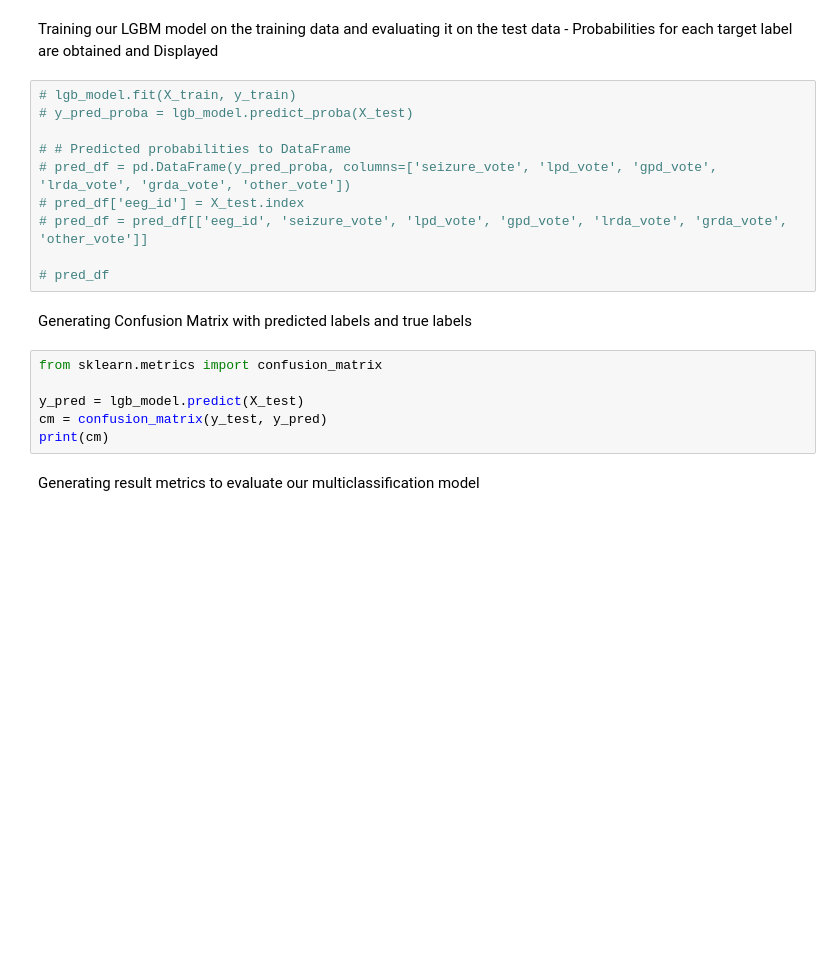
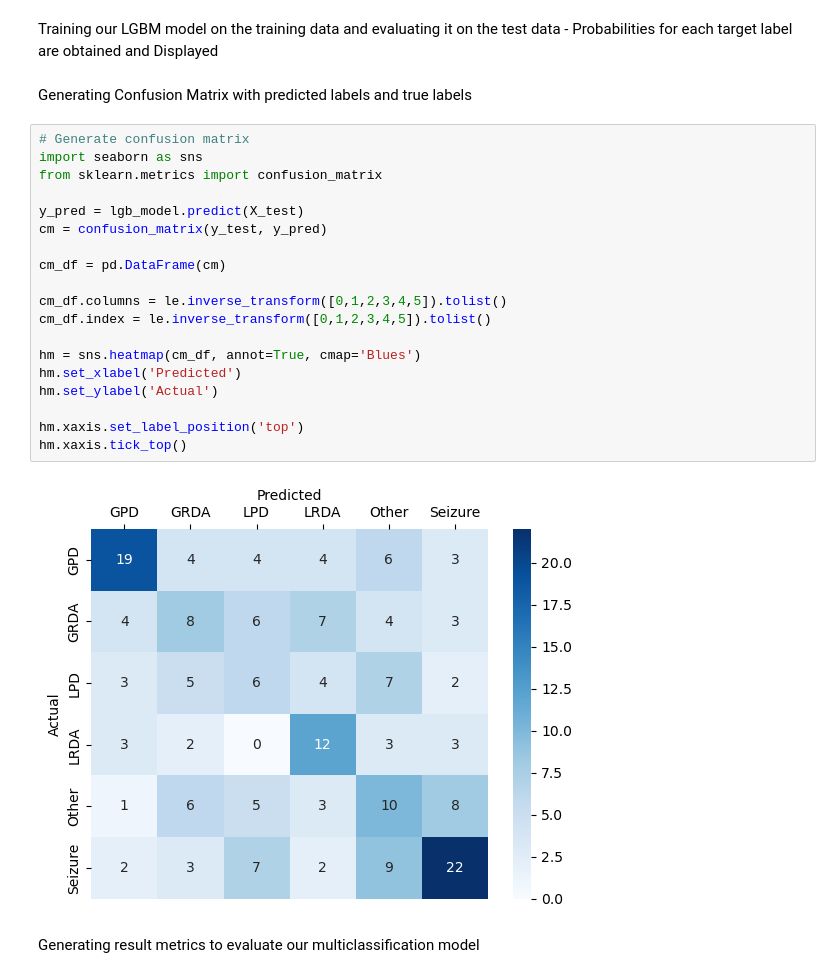
Before and after one commit to sfu-cmpt340/2024_1_project_11, a Jupyter notebook: hms.ipynb, the cells around one changed output. Cells and saved outputs as stored; diff of their text form; blank space fills up the shorter version.

Commit message:
improve confusion matrix

```diff
--- a/hms.ipynb
+++ b/hms.ipynb
@@ -273,24 +275,29 @@ accuracy
 Splitting Data 80/20 and adjusting params to obtain training and testing sets
 # %% [markdown]
 Training our LGBM model on the training data and evaluating it on the test data - Probabilities for each target label are obtained and Displayed
-# %%
-# lgb_model.fit(X_train, y_train)
-# y_pred_proba = lgb_model.predict_proba(X_test)
-
-# # Predicted probabilities to DataFrame
-# pred_df = pd.DataFrame(y_pred_proba, columns=['seizure_vote', 'lpd_vote', 'gpd_vote', 'lrda_vote', 'grda_vote', 'other_vote'])
-# pred_df['eeg_id'] = X_test.index
-# pred_df = pred_df[['eeg_id', 'seizure_vote', 'lpd_vote', 'gpd_vote', 'lrda_vote', 'grda_vote', 'other_vote']]
-
-# pred_df
 # %% [markdown]
 Generating Confusion Matrix with predicted labels and true labels
-# %%
-from sklearn.metrics import confusion_matrix
-
-y_pred = lgb_model.predict(X_test)
-cm = confusion_matrix(y_test, y_pred)
-print(cm)
+# %%
+# Generate confusion matrix
+import seaborn as sns
+from sklearn.metrics import confusion_matrix
+
+y_pred = lgb_model.predict(X_test)
+cm = confusion_matrix(y_test, y_pred)
+
+cm_df = pd.DataFrame(cm)
+
+cm_df.columns = le.inverse_transform([0,1,2,3,4,5]).tolist()
+cm_df.index = le.inverse_transform([0,1,2,3,4,5]).tolist()
+
+hm = sns.heatmap(cm_df, annot=True, cmap='Blues')
+hm.set_xlabel('Predicted')
+hm.set_ylabel('Actual')
+
+hm.xaxis.set_label_position('top')
+hm.xaxis.tick_top()
+# %% [output]
+[figure, added]
 # %% [markdown]
 Generating result metrics to evaluate our multiclassification model
 # %%
```
Also changed, not shown: parts of 10 cells of this notebook.
